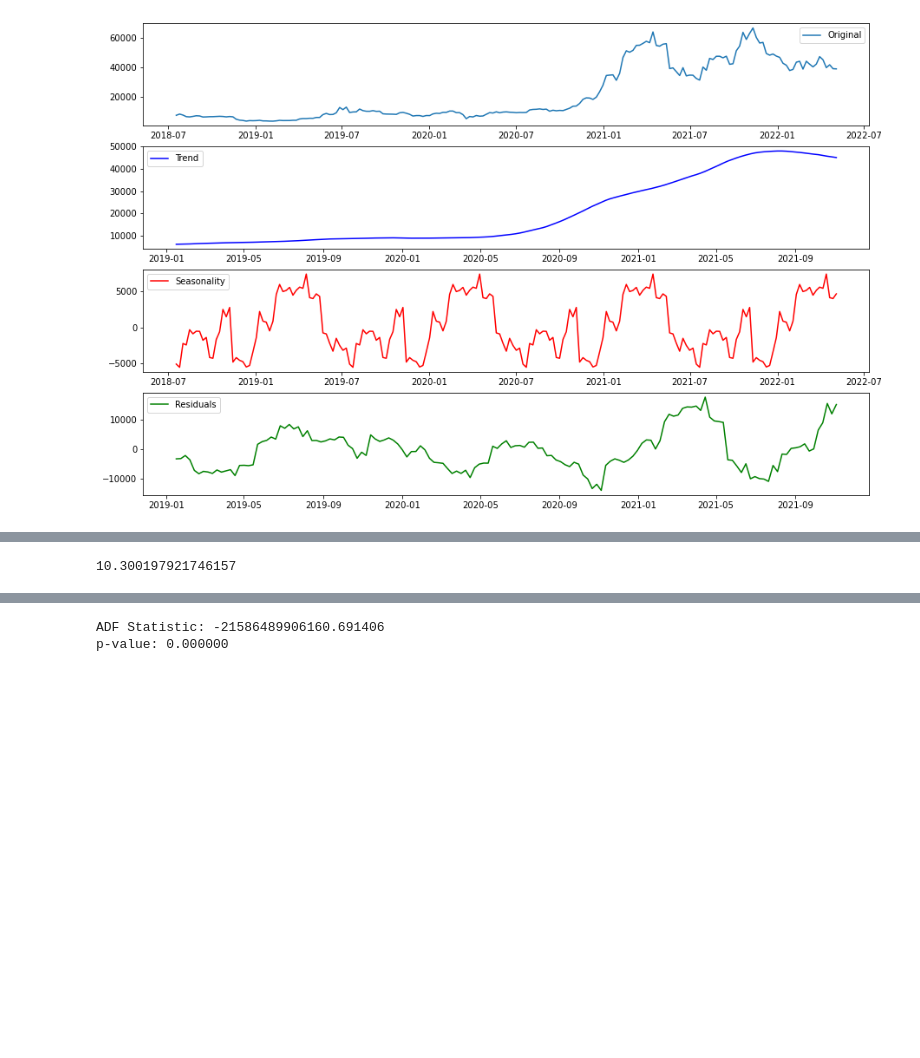
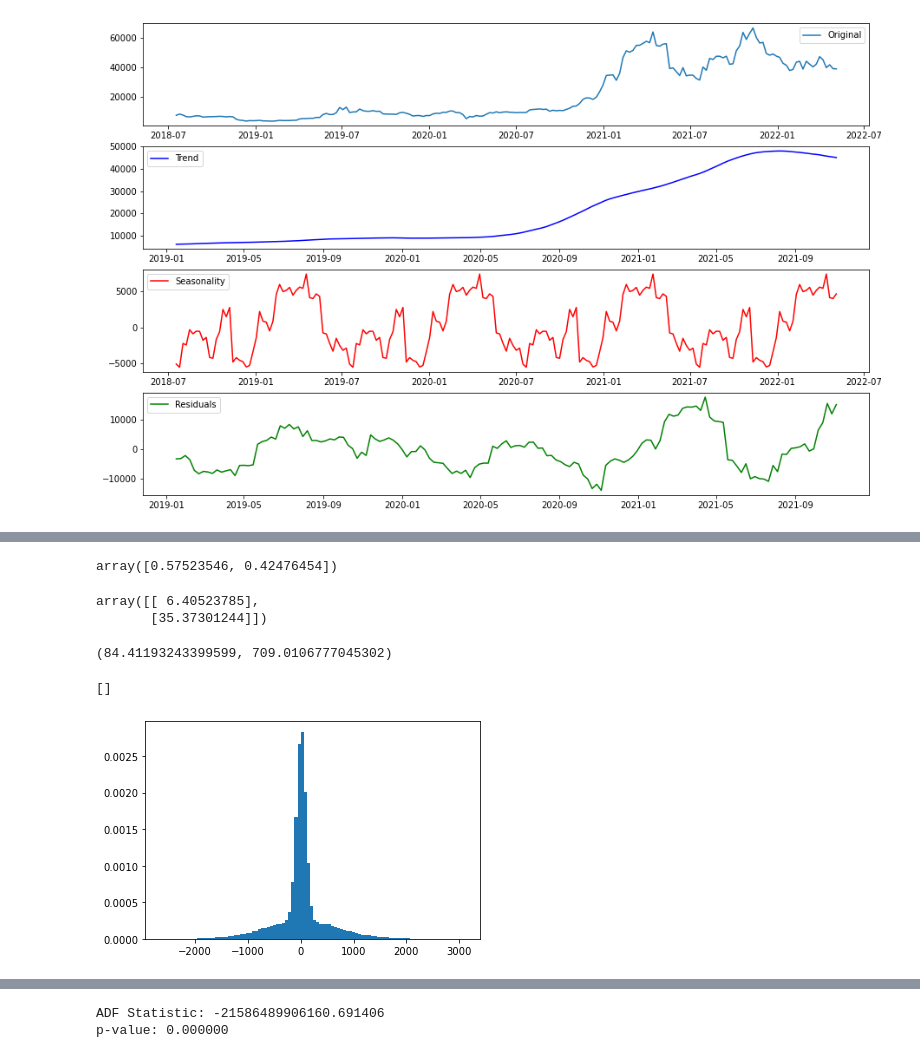
Before and after one commit to NgTMDuc/Bitcoin_Price_Prediction, a Jupyter notebook: component_analysis.ipynb, the cells around one changed output, grey strips where cells are left out. Saved outputs shown, nothing was run; the diff lists cells and outputs as text; code cells hidden in the pictures; blank space fills up the shorter version.

```diff
--- a/component_analysis.ipynb
+++ b/component_analysis.ipynb
@@ -221,4 +394,24 @@ plt.show()
-# %%
-est_residual.mean()
-# %% [output]
-10.300197921746157
+# %%
+weights
+# %% [output]
+array([0.57523546, 0.42476454])
+# %%
+means
+# %% [output]
+array([[ 6.40523785],
+       [35.37301244]])
+# %%
+math.sqrt(covars[0]), math.sqrt(covars[1])
+# %% [output]
+(84.41193243399599, 709.0106777045302)
+# %%
+random_1 = np.random.normal(6.40523785, 84.41193243399599, size=len(est_residual))
+random_2 = np.random.normal(35.37301244, 709.0106777045302, size=len(est_residual))
+random = random_1.tolist() + random_2.tolist()
+weight_random = [0.57523546] * len(est_residual) + [0.42476454] * len(est_residual)
+# %%
+plt.hist(random, weights=weight_random, bins=100, histtype='bar',density=True)
+plt.plot()
+# %% [output]
+[]
+[figure, new version]
```
Also changed, not shown: parts of 40 cells of this notebook, 1 other file.
